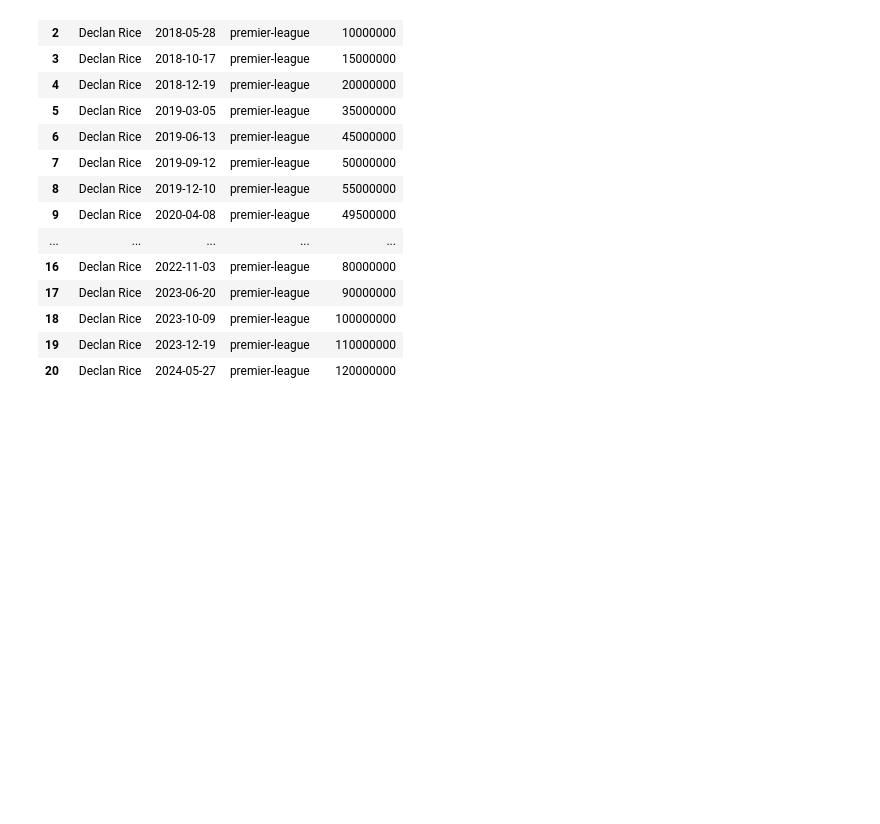
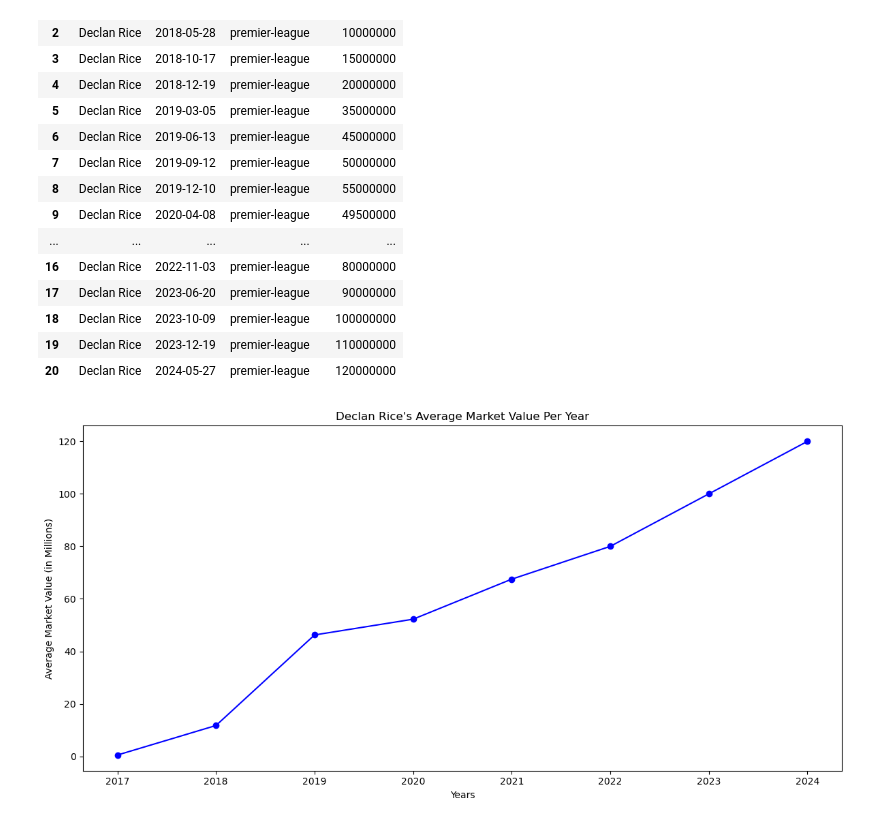
Before and after one commit to shadtome/Score-data, a Jupyter notebook: data_explore/transfer_market_examples.ipynb, the cells around one changed output. Cells and saved outputs as stored; diff of their text form; code cells hidden in the pictures; blank space fills up the shorter version.

```diff
--- a/data_explore/transfer_market_examples.ipynb
+++ b/data_explore/transfer_market_examples.ipynb
@@ -315,3 +379,21 @@ player_value_time_series
 | 18 | Declan Rice | 2023-10-09 | premier-league | 100000000 |
 | 19 | Declan Rice | 2023-12-19 | premier-league | 110000000 |
 | 20 | Declan Rice | 2024-05-27 | premier-league | 120000000 |
+# %%
+data = player_value_time_series
+aug_data = data
+aug_data['market_value'] = data['market_value']/1000000
+aug_data['date'] = pd.to_datetime(aug_data['date'])
+
+aug_data['year'] = aug_data['date'].dt.year
+data_grouped = aug_data.groupby('year')['market_value'].mean().reset_index()
+plt.figure(figsize=(12,6))
+
+plt.plot(data_grouped['year'],data_grouped['market_value'],marker='o',linestyle='-',color='b')
+plt.title(f"{data['player_name'].iloc[0]}'s Average Market Value Per Year")
+plt.ylabel('Average Market Value (in Millions)')
+plt.xlabel('Years')
+plt.tight_layout()
+plt.show()
+# %% [output]
+[figure, added]
```
Also changed, not shown: parts of 6 cells of this notebook, 4 other files.
